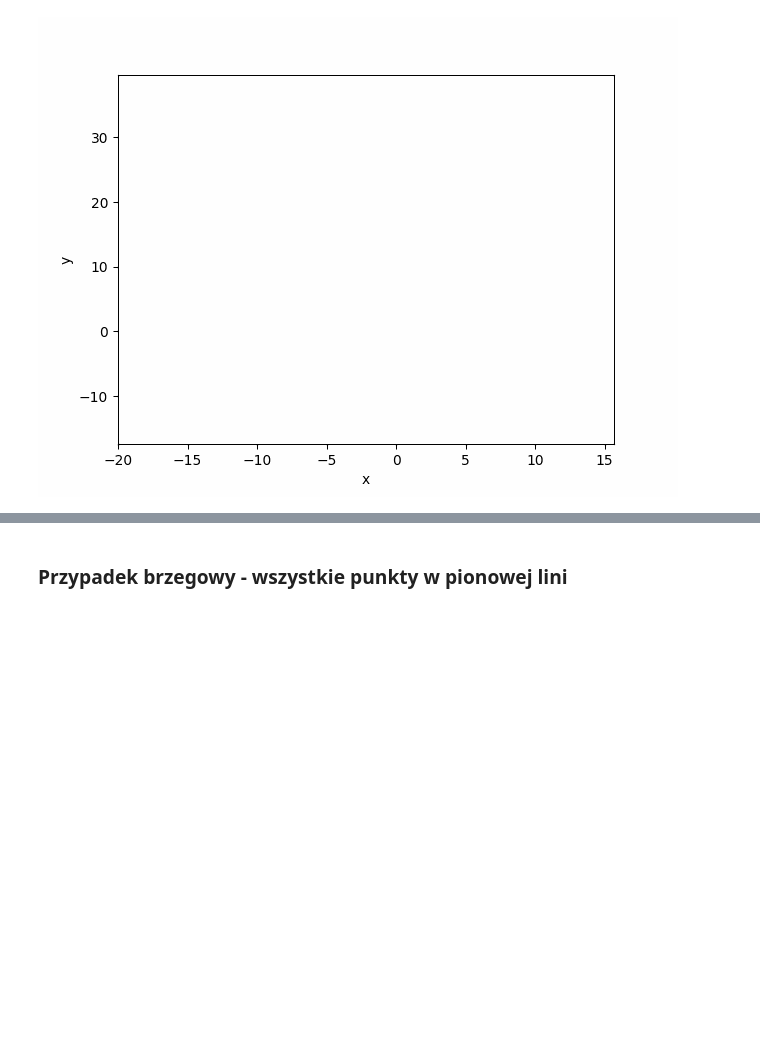
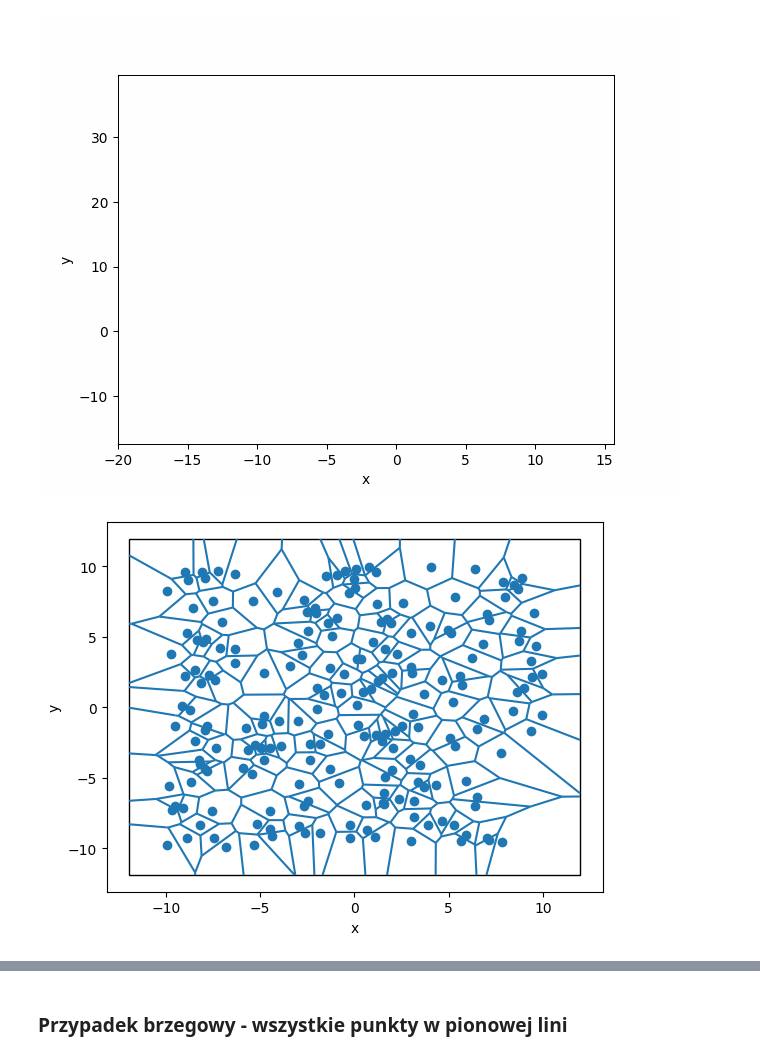
Before and after one commit to ReptilianEye/Voronoi-Diagram, a Jupyter notebook: voronoiNotes.ipynb, the cells around one changed output, grey strips where cells are left out. Cells and saved outputs as stored; diff of their text form; code cells hidden in the pictures; blank space fills up the shorter version.

```diff
--- a/work/voronoiNotes.ipynb
+++ b/voronoiNotes.ipynb
@@ -62,6 +72,13 @@ vis.show()
 vis.show_gif()
 # %% [output]
 [figure]
+# %%
+points = generate_uniform_points(-10, 10, 200)
+vor = Voronoi(points)
+vor_edges, box, vis = vor.get_voronoi_visualised()
+vis.show()
+# %% [output]
+[figure, added]
 # %%
 for i in range(10):
     points = generate_uniform_points(-10, 10, 10)
```
Also changed, not shown: parts of 3 cells of this notebook, 43 other files.
